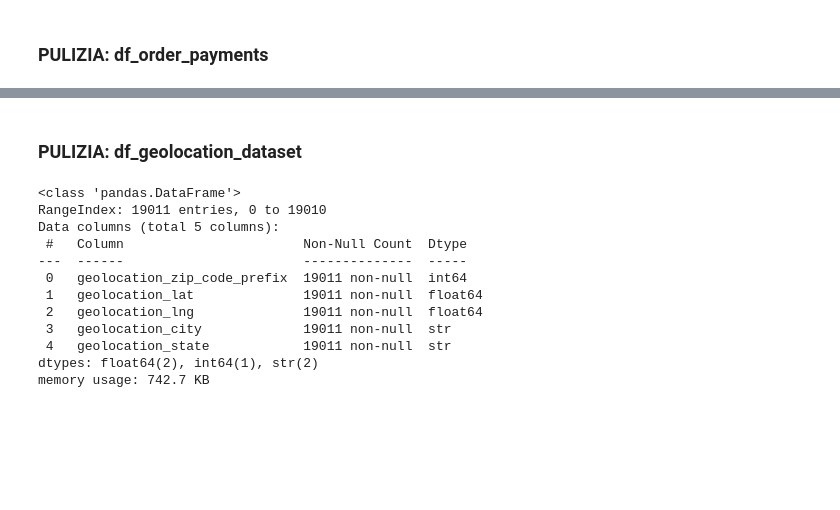
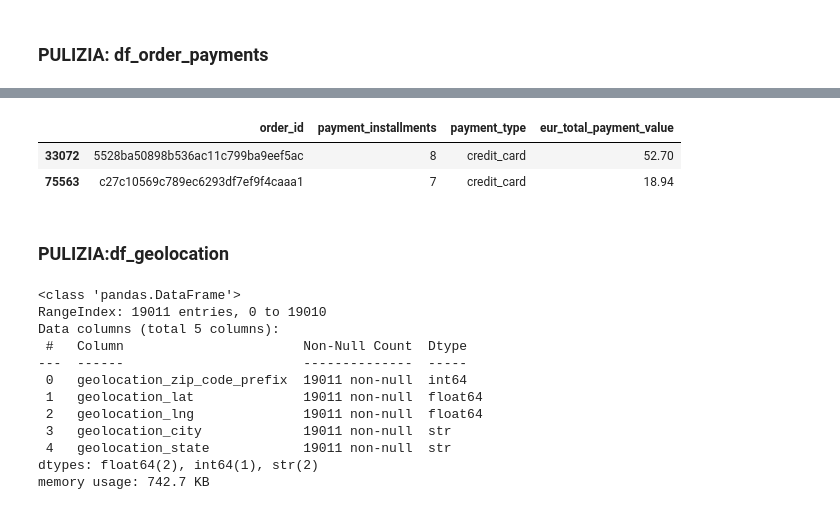
Before and after one commit to marcozanb/final_project, a Jupyter notebook: analisi_creazione_df.ipynb, the cells around one changed output, grey strips where cells are left out. Saved outputs shown, nothing was run; the diff lists cells and outputs as text; code cells hidden in the pictures; blank space fills up the shorter version.

```diff
--- a/analisi_creazione_df.ipynb
+++ b/analisi_creazione_df.ipynb
@@ -330,5 +333,14 @@ df_order_payments.sample(2)
+# %%
+df_order_payments['eur_total_payment_value']=round(df_order_payments['total_payment_value']/EUR_BRL,2)#convesrione
+df_order_payments=df_order_payments.drop(['total_payment_value'],axis=1)
+# %%
+df_order_payments.sample(2)
+# %% [output]
+|  | order_id | payment_installments | payment_type | eur_total_payment_value |
+| 33072 | 5528ba50898b536ac11c799ba9eef5ac | 8 | credit_card | 52.70 |
+| 75563 | c27c10569c789ec6293df7ef9f4caaa1 | 7 | credit_card | 18.94 |
 # %% [markdown]
-### PULIZIA: df_geolocation_dataset
+### PULIZIA:df_geolocation
 # %%
 # Coordinate del Brasile
 brazil = {
```
Also changed, not shown: parts of 10 cells of this notebook, 7 other files.
